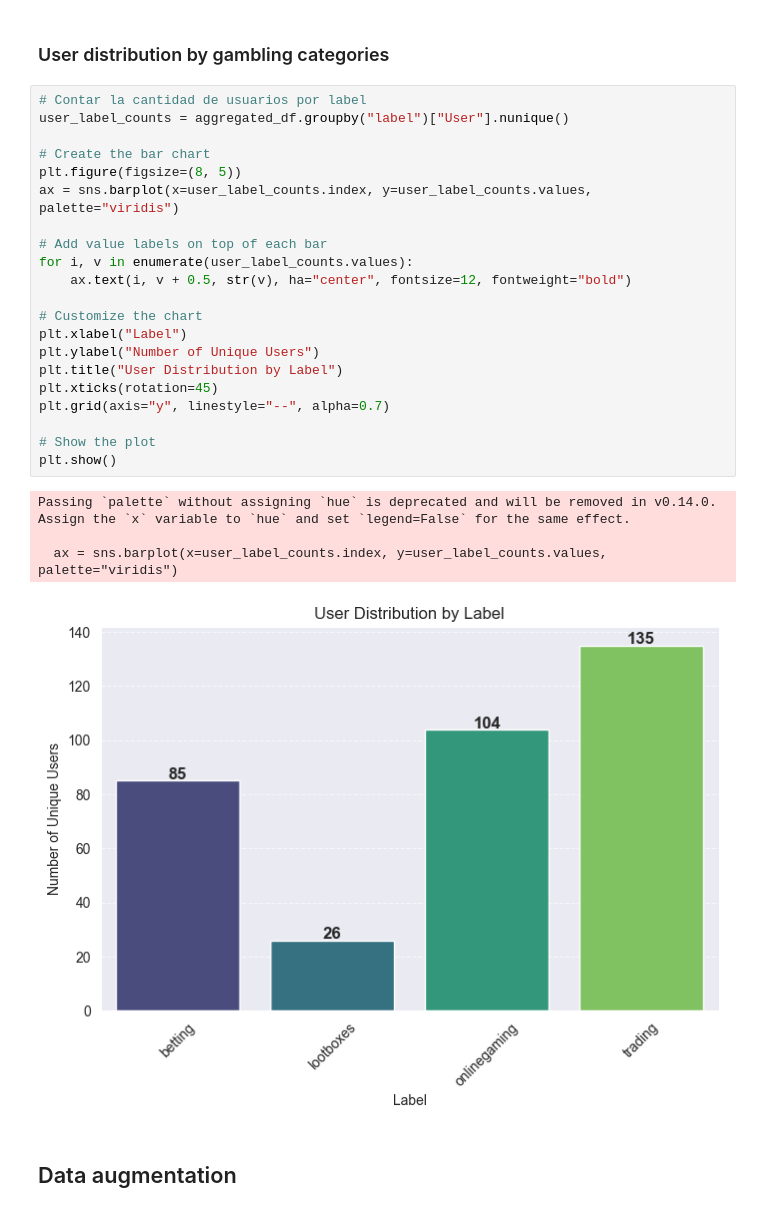
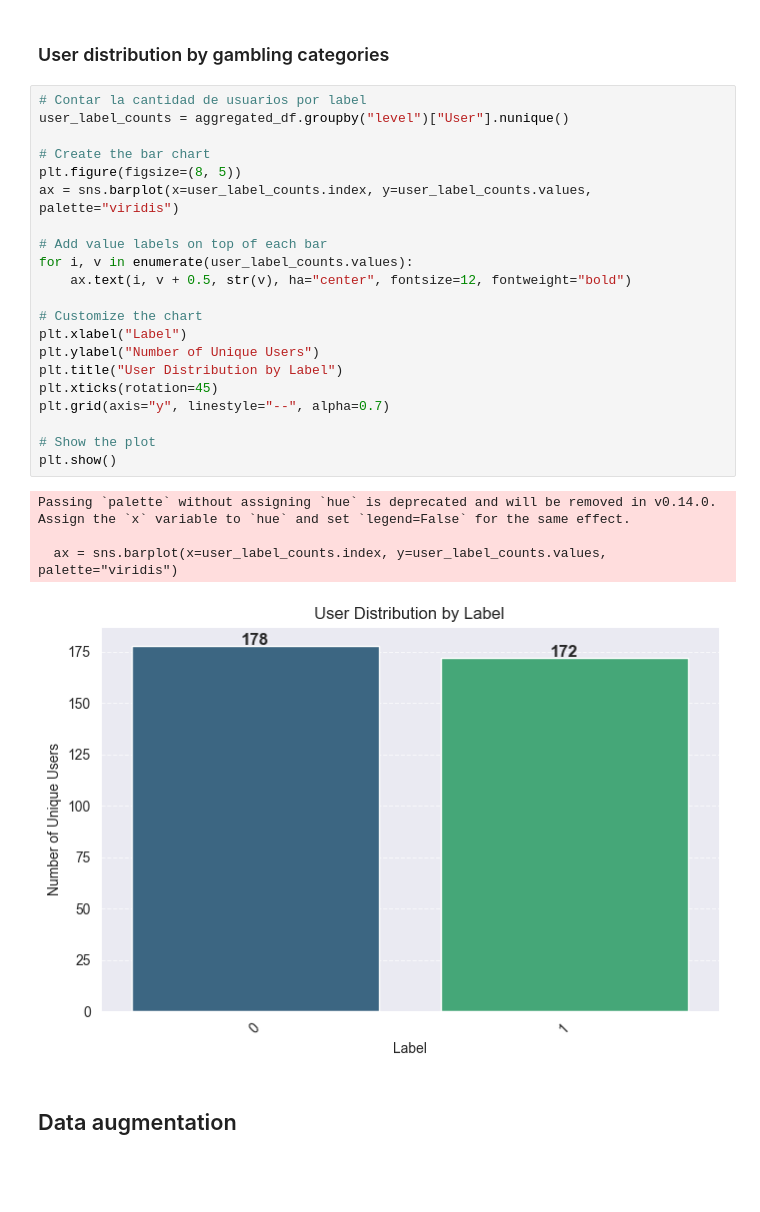
Before and after one commit to VerbaNexAI/IberLEF2025, a Jupyter notebook: MentalRiskES/notebook/eda_task1.ipynb, the cells around one changed output. Drawn from its saved outputs; the diff is of its cells as text; blank space fills up the shorter version.

```diff
--- a/MentalRiskES/notebook/eda.ipynb
+++ b/MentalRiskES/notebook/eda_task1.ipynb
@@ -460,30 +460,30 @@ aggregated_df
 ### User distribution by gambling categories
 # %%
 # Contar la cantidad de usuarios por label
-user_label_counts = aggregated_df.groupby("label")["User"].nunique()
+user_label_counts = aggregated_df.groupby("level")["User"].nunique()
 
 # Create the bar chart
 plt.figure(figsize=(8, 5))
 ax = sns.barplot(x=user_label_counts.index, y=user_label_counts.values, palette="viridis")
 
 # Add value labels on top of each bar
 for i, v in enumerate(user_label_counts.values):
     ax.text(i, v + 0.5, str(v), ha="center", fontsize=12, fontweight="bold")
 
 # Customize the chart
 plt.xlabel("Label")
 plt.ylabel("Number of Unique Users")
 plt.title("User Distribution by Label")
 plt.xticks(rotation=45)
 plt.grid(axis="y", linestyle="--", alpha=0.7)
 
 # Show the plot
 plt.show()
 # %% [output]
 Passing `palette` without assigning `hue` is deprecated and will be removed in v0.14.0. Assign the `x` variable to `hue` and set `legend=False` for the same effect.
 
   ax = sns.barplot(x=user_label_counts.index, y=user_label_counts.values, palette="viridis")
-[figure, old version]
+[figure, new version]
 # %% [markdown]
 ## Data augmentation
 # %%
```
Also changed, not shown: parts of 12 cells of this notebook, 17 other files.
